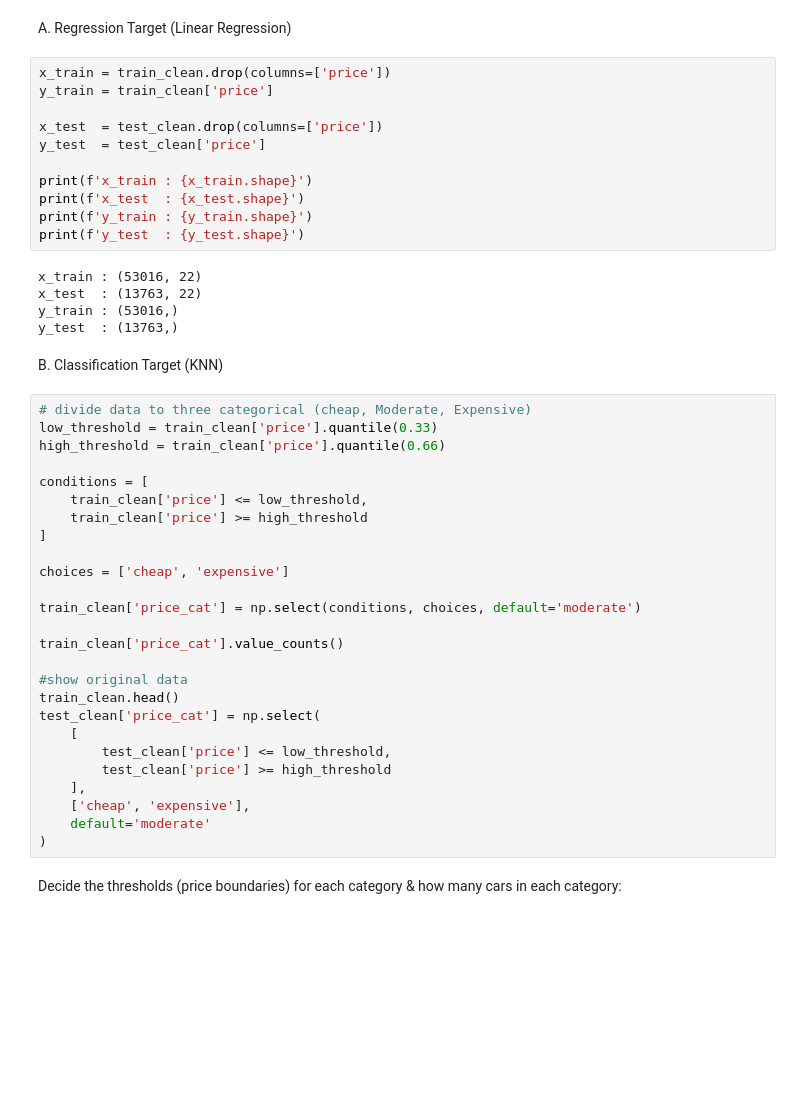
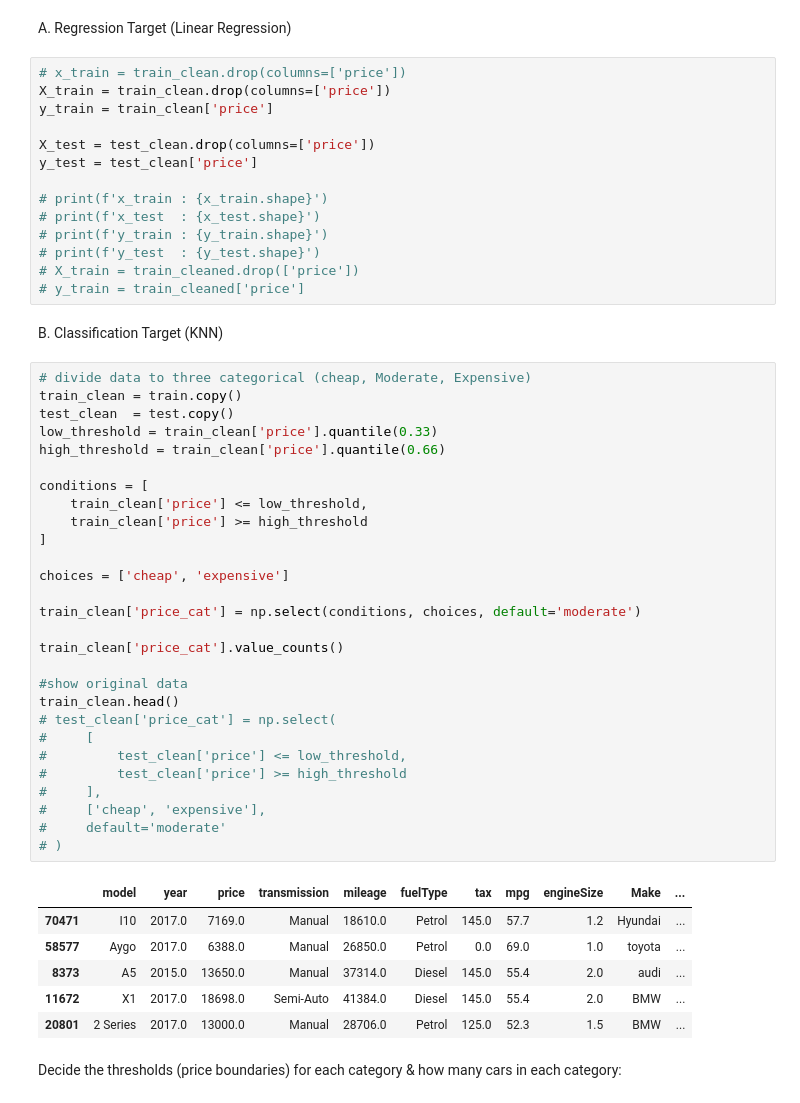
Before and after one commit to Farahhamza56/Assignment1_ML, a Jupyter notebook: Notebook/Car_Price_Project.ipynb, the cells around one changed output. Saved outputs shown, nothing was run; the diff lists cells and outputs as text; blank space fills up the shorter version.

```diff
--- a/Notebook/Car_Price_Project.ipynb
+++ b/Notebook/Car_Price_Project.ipynb
@@ -501,49 +497,56 @@ max        1.61      2.47      1.73      2.72        3.36      2.08
 # %% [markdown]
 A. Regression Target (Linear Regression)
 # %%
-x_train = train_clean.drop(columns=['price'])
+# x_train = train_clean.drop(columns=['price'])
+X_train = train_clean.drop(columns=['price'])
 y_train = train_clean['price']
 
-x_test  = test_clean.drop(columns=['price'])
-y_test  = test_clean['price']
+X_test = test_clean.drop(columns=['price'])
+y_test = test_clean['price']
 
-print(f'x_train : {x_train.shape}')
-print(f'x_test  : {x_test.shape}')
-print(f'y_train : {y_train.shape}')
-print(f'y_test  : {y_test.shape}')
+# print(f'x_train : {x_train.shape}')
+# print(f'x_test  : {x_test.shape}')
+# print(f'y_train : {y_train.shape}')
+# print(f'y_test  : {y_test.shape}')
+# X_train = train_cleaned.drop(['price'])
+# y_train = train_cleaned['price']
-# %% [output]
-x_train : (53016, 22)
-x_test  : (13763, 22)
-y_train : (53016,)
-y_test  : (13763,)
 # %% [markdown]
 B. Classification Target (KNN)
 # %%
 # divide data to three categorical (cheap, Moderate, Expensive)
+train_clean = train.copy()
+test_clean  = test.copy()
 low_threshold = train_clean['price'].quantile(0.33)
 high_threshold = train_clean['price'].quantile(0.66)
 
 conditions = [
     train_clean['price'] <= low_threshold,
     train_clean['price'] >= high_threshold
 ]
 
 choices = ['cheap', 'expensive']
 
 train_clean['price_cat'] = np.select(conditions, choices, default='moderate')
 
 train_clean['price_cat'].value_counts()
 
 #show original data
 train_clean.head()
-test_clean['price_cat'] = np.select(
-    [
-        test_clean['price'] <= low_threshold,
-        test_clean['price'] >= high_threshold
-    ],
-    ['cheap', 'expensive'],
-    default='moderate'
-)
+# test_clean['price_cat'] = np.select(
+#     [
+#         test_clean['price'] <= low_threshold,
+#         test_clean['price'] >= high_threshold
+#     ],
+#     ['cheap', 'expensive'],
+#     default='moderate'
+# )
+# %% [output]
+|  | model | year | price | transmission | mileage | fuelType | tax | mpg | engineSize | Make | ... |
+| 70471 | I10 | 2017.0 | 7169.0 | Manual | 18610.0 | Petrol | 145.0 | 57.7 | 1.2 | Hyundai | ... |
+| 58577 | Aygo | 2017.0 | 6388.0 | Manual | 26850.0 | Petrol | 0.0 | 69.0 | 1.0 | toyota | ... |
+| 8373 | A5 | 2015.0 | 13650.0 | Manual | 37314.0 | Diesel | 145.0 | 55.4 | 2.0 | audi | ... |
+| 11672 | X1 | 2017.0 | 18698.0 | Semi-Auto | 41384.0 | Diesel | 145.0 | 55.4 | 2.0 | BMW | ... |
+| 20801 | 2 Series | 2017.0 | 13000.0 | Manual | 28706.0 | Petrol | 125.0 | 52.3 | 1.5 | BMW | ... |
 # %% [markdown]
 Decide the thresholds (price boundaries) for each category & how many cars in each category:
 # %%
```
Also changed, not shown: parts of 33 cells of this notebook, 1 other file.
